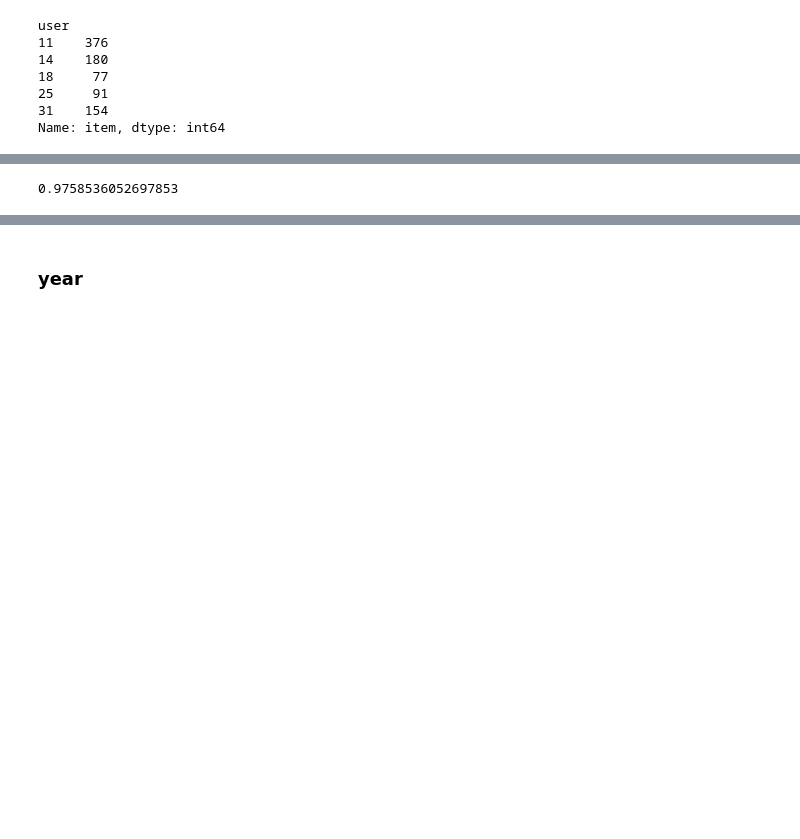
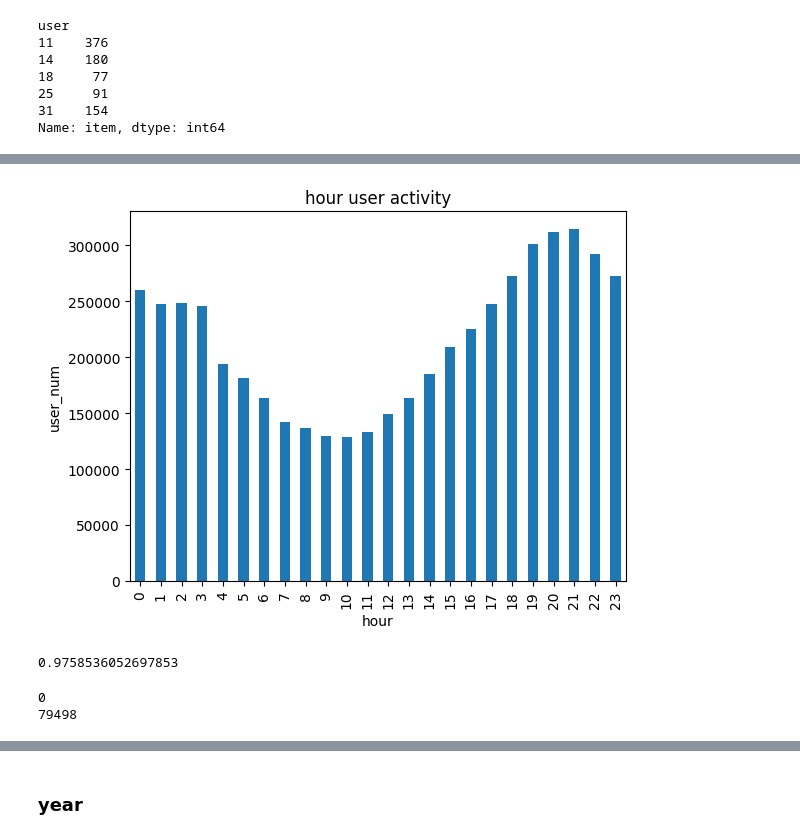
Before and after one commit to boostcampaitech7/level2-recsys-movierecommendation-recsys-08-lv3, a Jupyter notebook: src/analysis/eda_kyoungmin_1.ipynb, the cells around one changed output, grey strips where cells are left out. Saved outputs shown, nothing was run; the diff lists cells and outputs as text; code cells hidden in the pictures; blank space fills up the shorter version.

```diff
--- a/src/analysis/eda_kyoungmin_1.ipynb
+++ b/src/analysis/eda_kyoungmin_1.ipynb
@@ -71,5 +166,19 @@ Name: item, dtype: int64
+# %%
+hour_activity = train_rating_check.groupby('user_hour')['user'].count()
+hour_activity.plot(kind='bar', title='hour user activity')
+plt.xlabel('hour')
+plt.ylabel('user_num')
+plt.show()
+# %% [output]
+[figure, added]
 # %%
 # Data sparsity ratio
 print(1 - len(train_rating) / (num_train_users * num_train_items))
 # %% [output]
 0.9758536052697853
+# %%
+print(train_rating.duplicated().sum())
+print(train_rating['time'].duplicated().sum())
+# %% [output]
+0
+79498
```
Also changed, not shown: parts of 18 cells of this notebook.
